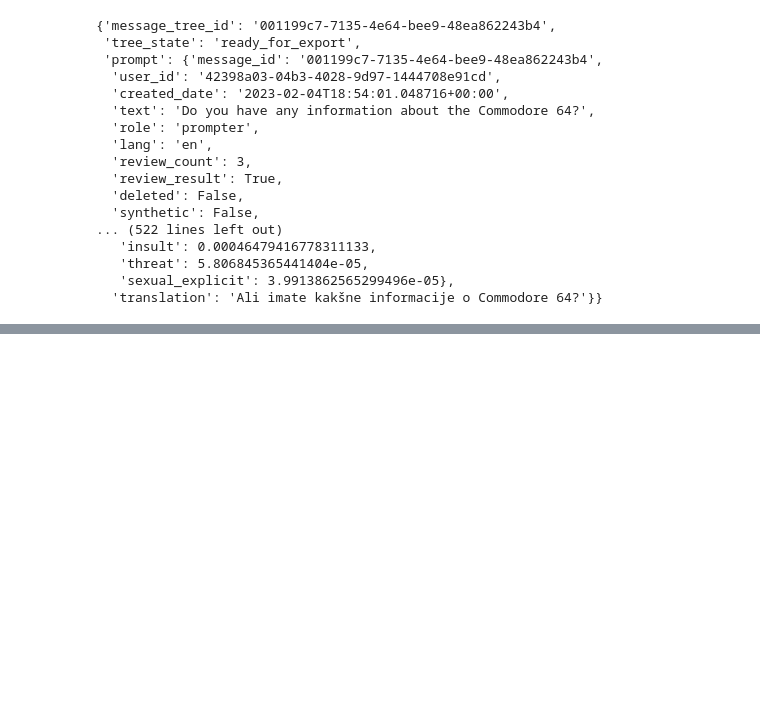
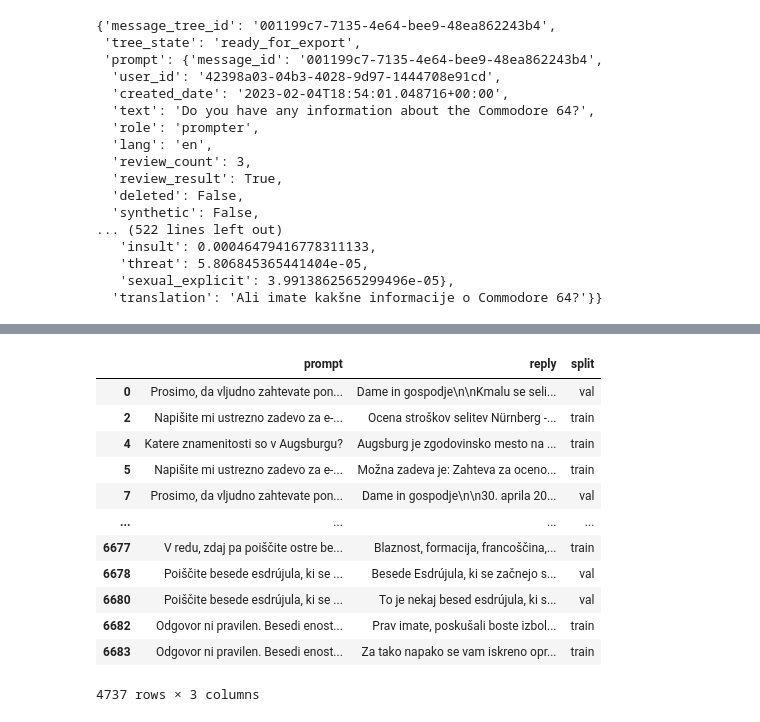
Before and after one commit to UL-FRI-NLP-Course-2022-23/nlp-course-vlr-hsj, a Jupyter notebook: notebooks/data_manipulation/conversation_tree_to_pairs.ipynb, the cells around one changed output, grey strips where cells are left out. Drawn from its saved outputs; the diff is of its cells as text; code cells hidden in the pictures; blank space fills up the shorter version.

```diff
--- a/notebooks/data_manipulation/conversation_tree_to_pairs.ipynb
+++ b/notebooks/data_manipulation/conversation_tree_to_pairs.ipynb
@@ -100,0 +99,16 @@ all_conversational_pair.to_csv('../../data/all_conversational_pairs.csv', index=
+# %%
+pairs_val
+# %% [output]
+|  | prompt | reply | split |
+| 0 | Prosimo, da vljudno zahtevate pon... | Dame in gospodje\n\nKmalu se seli... | val |
+| 2 | Napišite mi ustrezno zadevo za e-... | Ocena stroškov selitev Nürnberg -... | train |
+| 4 | Katere znamenitosti so v Augsburgu? | Augsburg je zgodovinsko mesto na ... | train |
+| 5 | Napišite mi ustrezno zadevo za e-... | Možna zadeva je: Zahteva za oceno... | train |
+| 7 | Prosimo, da vljudno zahtevate pon... | Dame in gospodje\n\n30. aprila 20... | val |
+| ... | ... | ... | ... |
+| 6677 | V redu, zdaj pa poiščite ostre be... | Blaznost, formacija, francoščina,... | train |
+| 6678 | Poiščite besede esdrújula, ki se ... | Besede Esdrújula, ki se začnejo s... | val |
+| 6680 | Poiščite besede esdrújula, ki se ... | To je nekaj besed esdrújula, ki s... | val |
+| 6682 | Odgovor ni pravilen. Besedi enost... | Prav imate, poskušali boste izbol... | train |
+| 6683 | Odgovor ni pravilen. Besedi enost... | Za tako napako se vam iskreno opr... | train |
+4737 rows × 3 columns
```
Also changed, not shown: parts of 13 cells of this notebook.
